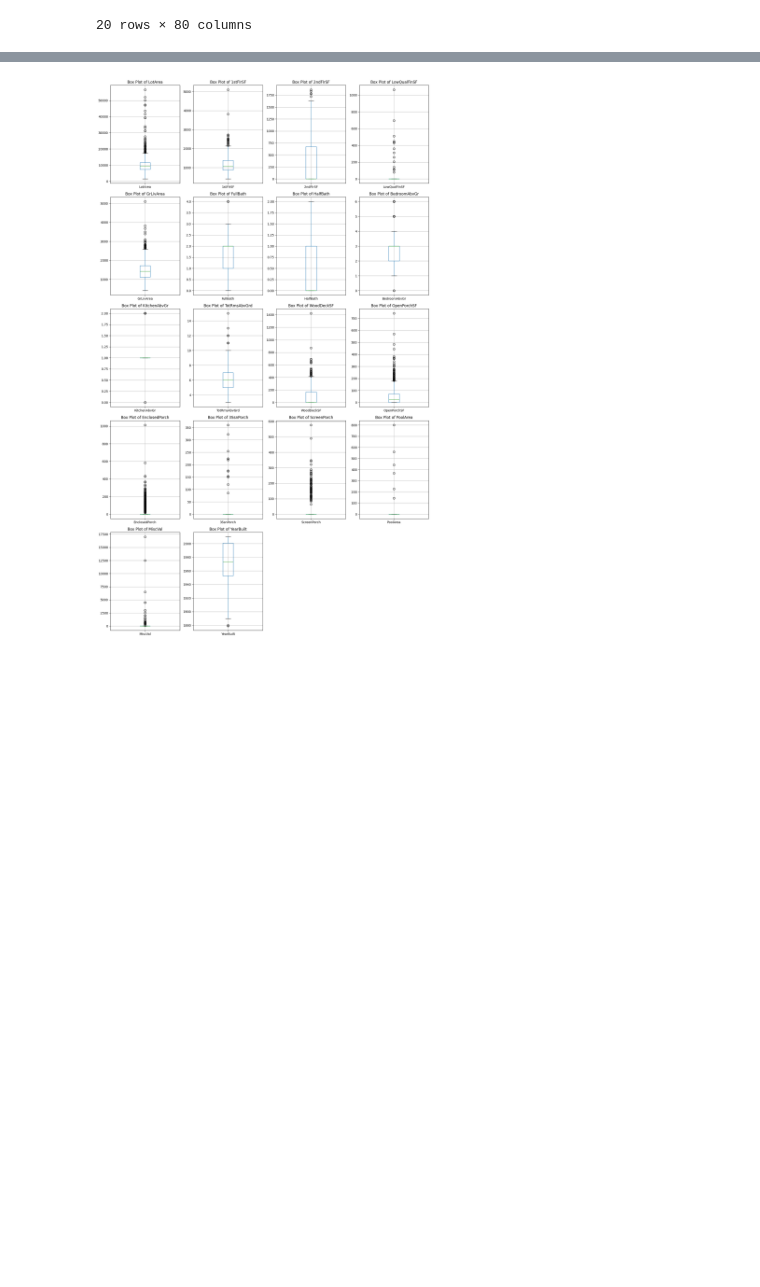
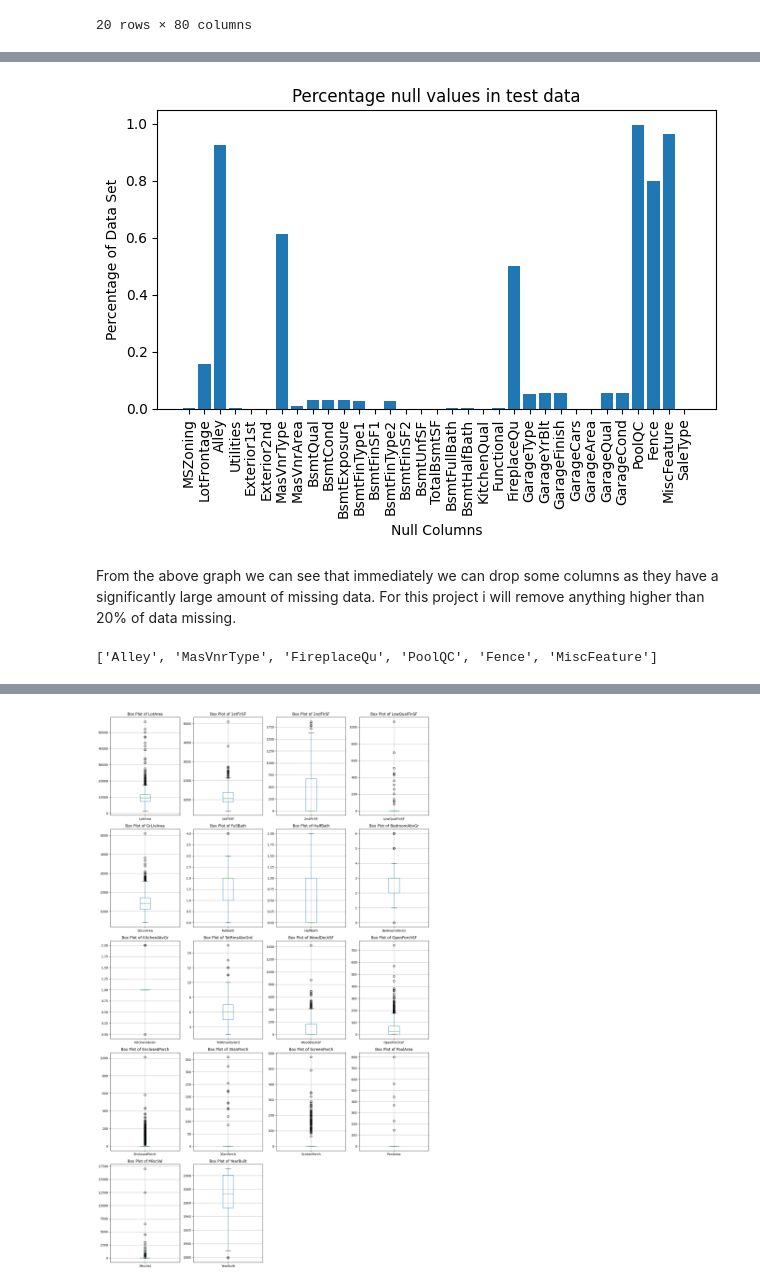
Before and after one commit to Jbugden/Portfolio, a Jupyter notebook: data_science_projects/hosing_prices_predictions/housing_prices_regression.ipynb, the cells around one changed output, grey strips where cells are left out. Drawn from its saved outputs; the diff is of its cells as text; code cells hidden in the pictures; blank space fills up the shorter version.

Commit message:
🚧 impute and removed null values

```diff
--- a/data_science_projects/hosing_prices_predictions/housing_prices_regression.ipynb
+++ b/data_science_projects/hosing_prices_predictions/housing_prices_regression.ipynb
@@ -109,0 +112,6 @@ test_data.head(20)
+# %%
+null_columns = test_data.columns[test_data.isnull().any()]
+null_counts = test_data[null_columns].isnull().sum()
+print(null_counts)
+# here we can see that there are some columns that have large amounts of
+# missing values
@@ -109,0 +136,33 @@ test_data.head(20)
+# %%
+# convert null counts to dictionary and divide by len of df to get % of null values
+null_counts_dict = (null_counts/len(test_data)).to_dict()
+
+# Extract data into list
+columns = list(null_counts_dict.keys())
+values = list(null_counts_dict.values())
+
+# create histogram
+plt.bar(columns,values)
+plt.xlabel('Null Columns')
+plt.ylabel('Percentage of Data Set')
+plt.title('Percentage null values in test data')
+plt.xticks(rotation=90)
+
+plt.tight_layout()
+plt.show()
+# %% [output]
+[figure, added]
+# %% [markdown]
+From the above graph we can see that immediately we can drop some columns as they have a significantly large amount of missing data. For this project i will remove anything higher than 20% of data missing.
+# %%
+col_to_drop =[]
+
+for k,v in null_counts_dict.items():
+    if v > 0.2:
+        col_to_drop.append(k)
+
+print(col_to_drop)
+
+test_data = test_data.drop(columns =col_to_drop)
+# %% [output]
+['Alley', 'MasVnrType', 'FireplaceQu', 'PoolQC', 'Fence', 'MiscFeature']
```
Also changed, not shown: parts of 50 cells of this notebook, 2 other files.
